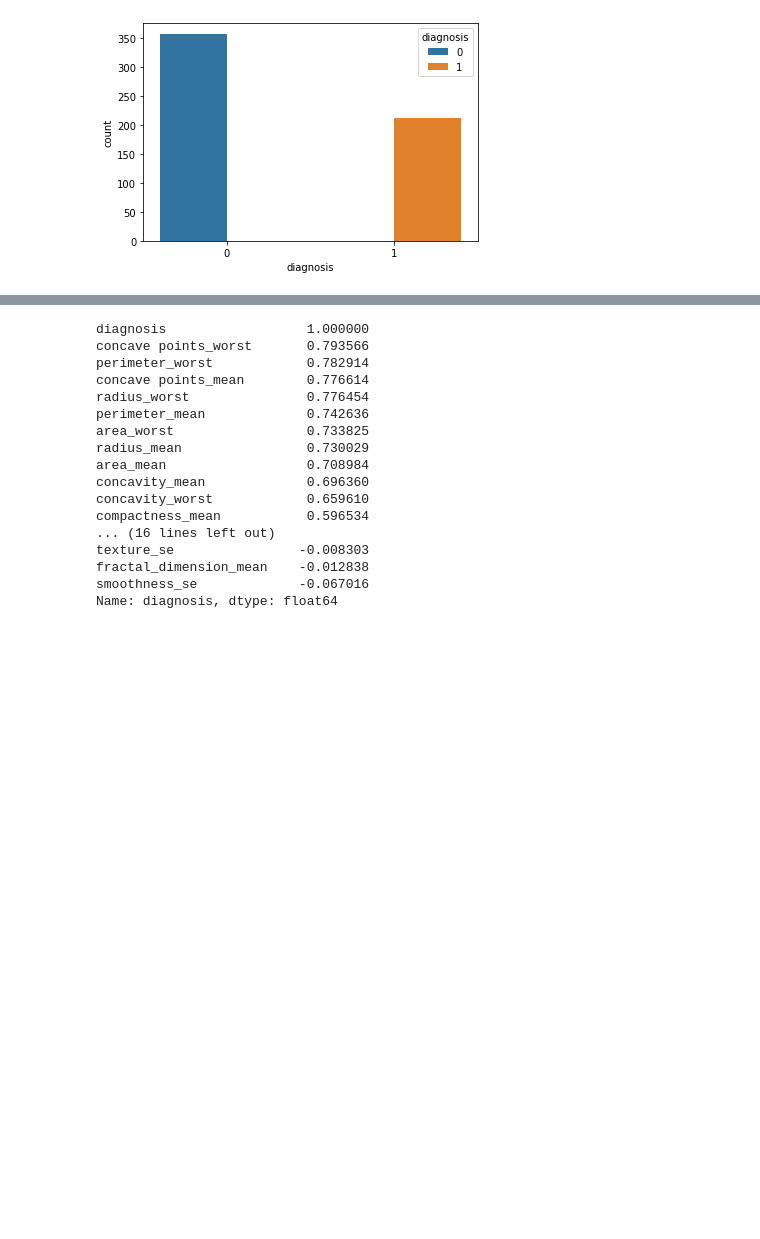
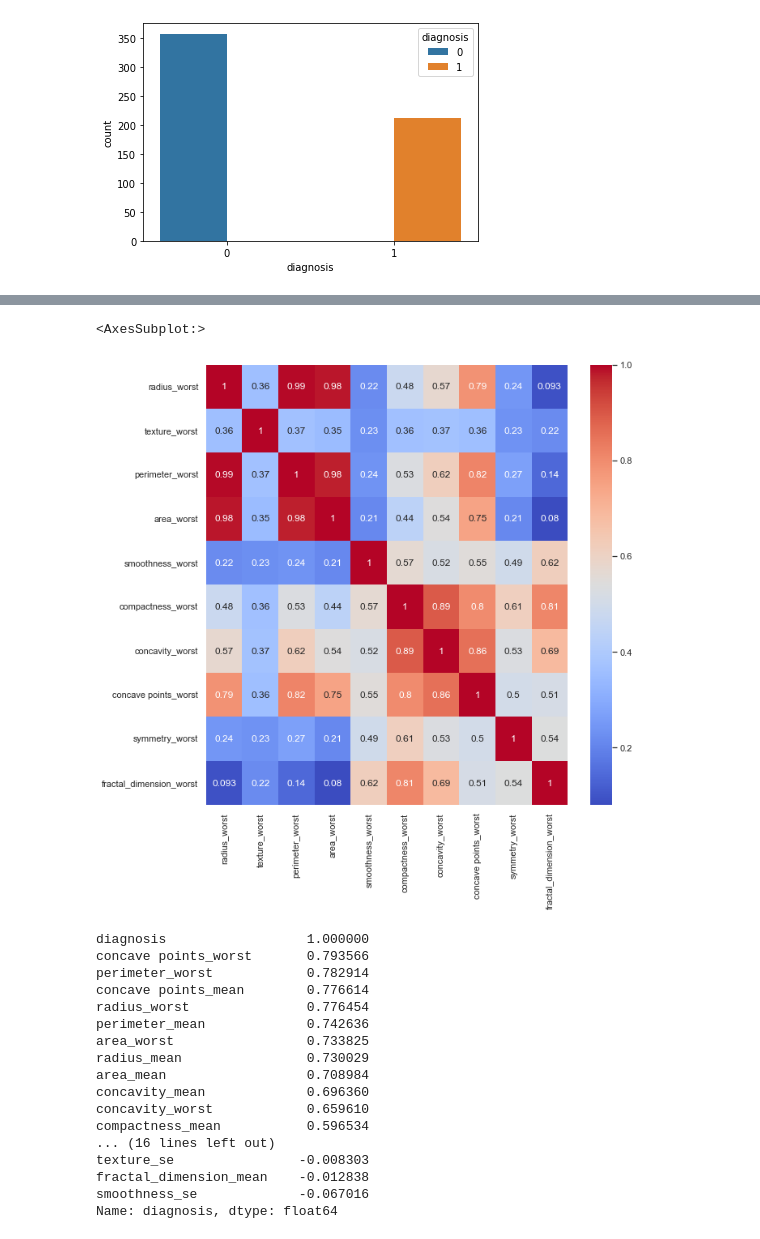
Before and after one commit to ismailucrn/Breast-Cancer-Detection, a Jupyter notebook: breast_cancer_detection.ipynb, the cells around one changed output, grey strips where cells are left out. Drawn from its saved outputs; the diff is of its cells as text; code cells hidden in the pictures; blank space fills up the shorter version.

```diff
--- a/breast_cancer_detection.ipynb
+++ b/breast_cancer_detection.ipynb
@@ -116,2 +127,8 @@ sns.heatmap(corr, annot=True, cmap='coolwarm')
+# %%
+plt.figure(figsize=(10, 10))
+sns.heatmap(corr_wf, annot=True, cmap='coolwarm')
+# %% [output]
+<AxesSubplot:>
+[figure, added]
 # %%
 #corrention between diagnosis and other features
```
Also changed, not shown: parts of 6 cells of this notebook.
